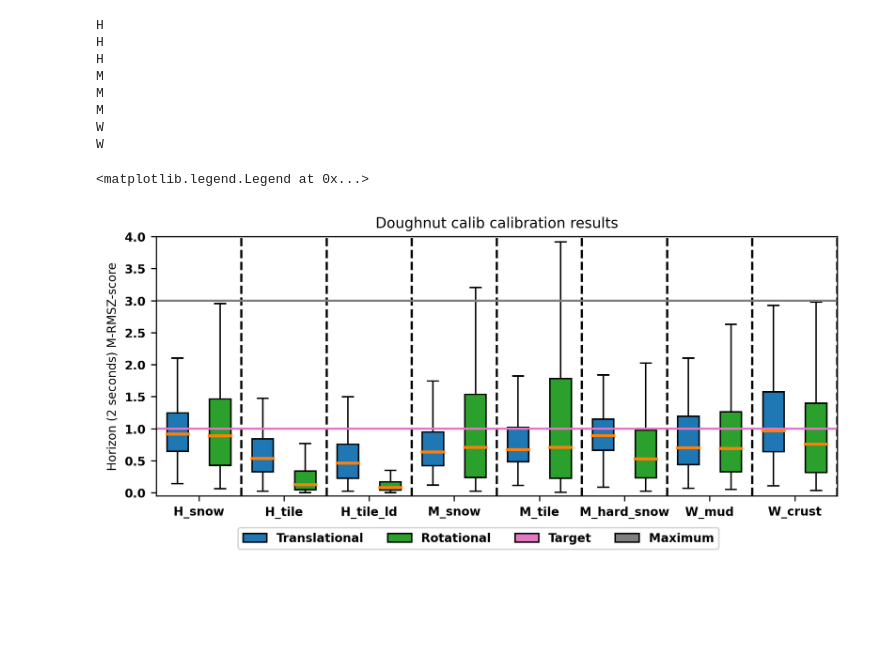
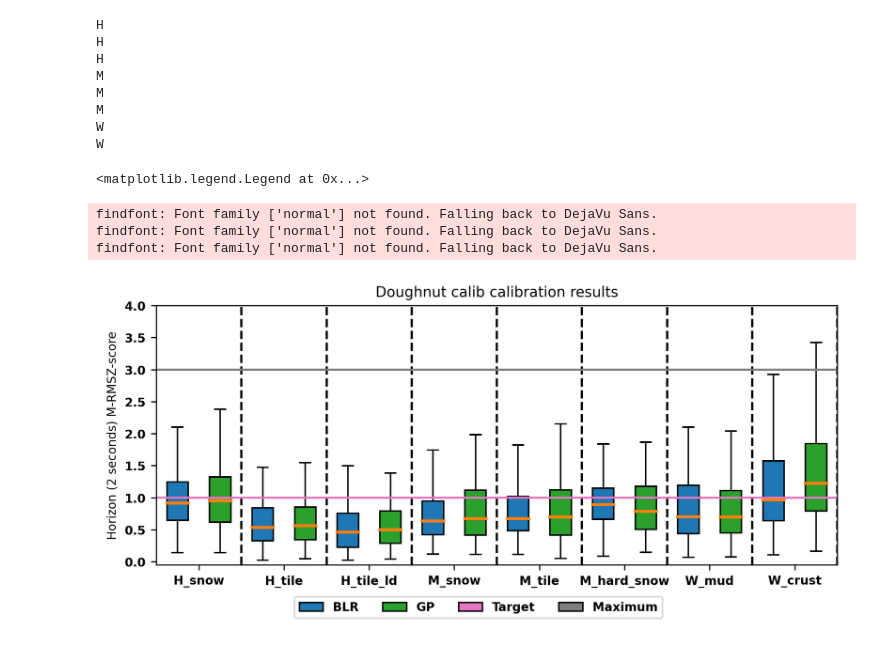
Before and after one commit to norlab-ulaval/norlab_WMRD, a Jupyter notebook: RAL2023/prediction_uncertainty.ipynb, the cells around one changed output. Drawn from its saved outputs; the diff is of its cells as text; code cells hidden in the pictures; blank space fills up the shorter version.

```diff
--- a/RAL2023/prediction_uncertainty.ipynb
+++ b/RAL2023/prediction_uncertainty.ipynb
@@ -190,6 +191,17 @@ blr_param_paths.append('../data/ral2023_dataset/marmotte/grand_salon_tile_b/trai
 blr_param_paths.append('../data/ral2023_dataset/marmotte/ga_hard_snow_b/trained_params/slip/blr/steady-state/')
 blr_param_paths.append('../data/ral2023_dataset/warthog_tracks/boreal_mud/trained_params/slip/blr/steady-state/')
 blr_param_paths.append('../data/ral2023_dataset/warthog_tracks/grand-axe_crusted-snow/trained_params/slip/blr/steady-state/')
+
+gp_param_paths = []
+gp_param_paths.append('../data/ral2023_dataset/husky/boreal_snow/trained_params/slip/gp/steady-state/')
+gp_param_paths.append('../data/ral2023_dataset/husky/grand_salon_tile_inflated/trained_params/slip/gp/steady-state/')
+gp_param_paths.append('../data/ral2023_dataset/husky/grand_salon_left-deflated/trained_params/slip/gp/steady-state/')
+gp_param_paths.append('../data/ral2023_dataset/marmotte/boreal_snow/trained_params/slip/gp/steady-state/')
+gp_param_paths.append('../data/ral2023_dataset/marmotte/ga_hard_snow_a/trained_params/slip/gp/steady-state/')
+        # gp_param_paths.append('../data/ral2023_dataset/marmotte/ga_hard_snow_b/trained_params/slip/gp/steady-state/')
+gp_param_paths.append('../data/ral2023_dataset/marmotte/grand_salon_tile_b/slip_dataset_all.pkl')
+gp_param_paths.append('../data/ral2023_dataset/warthog_tracks/boreal_mud/trained_params/slip/gp/steady-state/')
+gp_param_paths.append('../data/ral2023_dataset/warthog_tracks/grand-axe_crusted-snow/trained_params/slip/gp/steady-state/')
 
 # robot = 'husky'
 robot = 'marmotte'
@@ -364,34 +413,37 @@ for i in range(len(validate_datasets)):
     # print(cmd_idd_prediction_errors_list[i])
     translational = ax.boxplot(blr_slip_prediction_z_scores_translational_list[i], positions = [2*i], widths=boxplots_width, showfliers=False, patch_artist=True,
                    boxprops=dict(facecolor = cmd_box_color, color = 'k'),
                    whiskerprops=dict(color='k'),
                    medianprops=dict(color=medians_color, linewidth=2))
 
-    rotational = ax.boxplot(blr_slip_prediction_z_scores_rotational_list[i], positions = [2*i+1], widths=boxplots_width, showfliers=False, patch_artist=True,
+    rotational = ax.boxplot(gp_slip_prediction_z_scores_translational_list[i], positions = [2*i+1], widths=boxplots_width, showfliers=False, patch_artist=True,
                    boxprops=dict(facecolor = powertrain_box_color, color = 'k'),
                    whiskerprops=dict(color='k'),
                    medianprops=dict(color=medians_color, linewidth=2))
 
     ax.vlines(2*i+1.5, y_min, y_max, colors='k', linestyles='dashed')
 ax.hlines([1.0, 3.0], -0.5, 2*len(validate_datasets)-0.5, colors=[target_color, maximum_color], label='target')
 
 ax.set_ylim(y_min, y_max)
 
 xticks = []
 for i in range(len(dataset_labels)):
     xticks.append(2*i+0.5)
 ax.set_xticks(xticks)
 ax.set_xticklabels(dataset_labels)
 ax.set_ylabel('Horizon (2 seconds) M-RMSZ-score')
 ax.set_title('Doughnut calib calibration results')
 
 # legend
-legend_elements = [Rectangle((0,0), width=5, height=3, facecolor='C0', label='Translational', linestyle='solid', edgecolor='k'),
-                   Rectangle((0,0), width=5, height=3, facecolor='C2', label='Rotational', linestyle='solid', edgecolor='k'),
+legend_elements = [Rectangle((0,0), width=5, height=3, facecolor='C0', label='BLR', linestyle='solid', edgecolor='k'),
+                   Rectangle((0,0), width=5, height=3, facecolor='C2', label='GP', linestyle='solid', edgecolor='k'),
                   Rectangle((0,0), width=5, height=3, facecolor=target_color, label='Target', linestyle='solid', edgecolor='k'),
                   Rectangle((0,0), width=5, height=3, facecolor=maximum_color, label='Maximum', linestyle='solid', edgecolor='k')]
 
 fig.legend(handles=legend_elements, loc='center', ncol=4, bbox_to_anchor=(0.5,0))
 # %% [output]
 <matplotlib.legend.Legend at 0x...>
+findfont: Font family ['normal'] not found. Falling back to DejaVu Sans.
+findfont: Font family ['normal'] not found. Falling back to DejaVu Sans.
+findfont: Font family ['normal'] not found. Falling back to DejaVu Sans.
-[figure, old version]
+[figure, new version]
```
Also changed, not shown: parts of 2 cells of this notebook, 3 other files.
